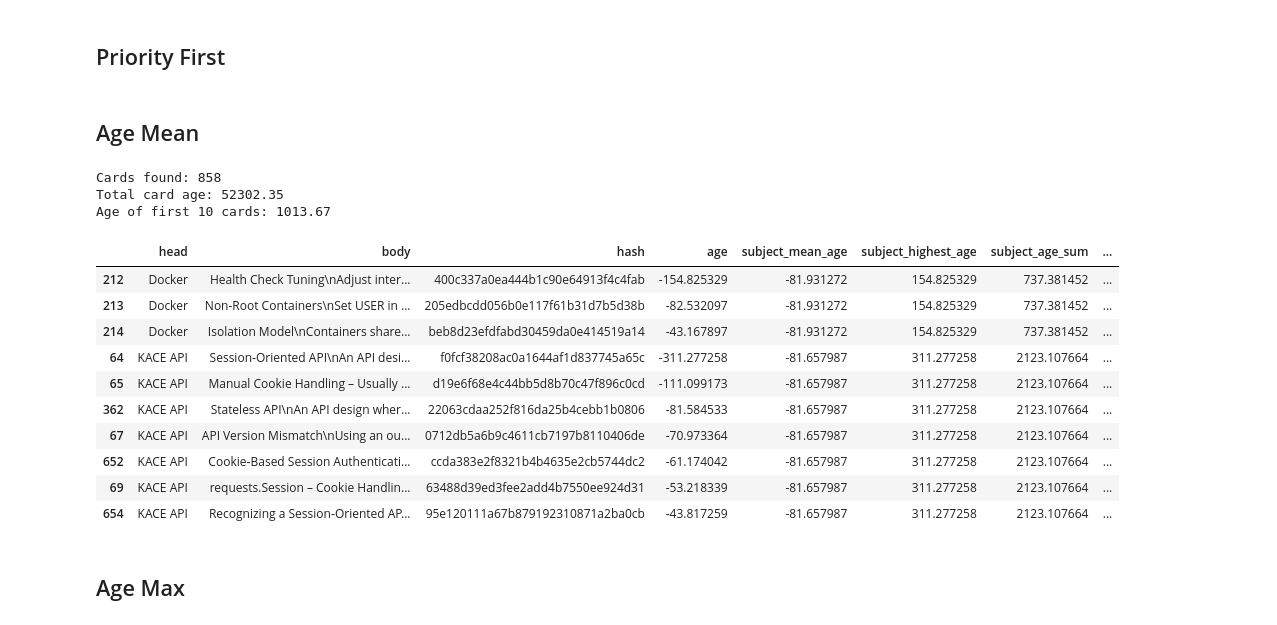
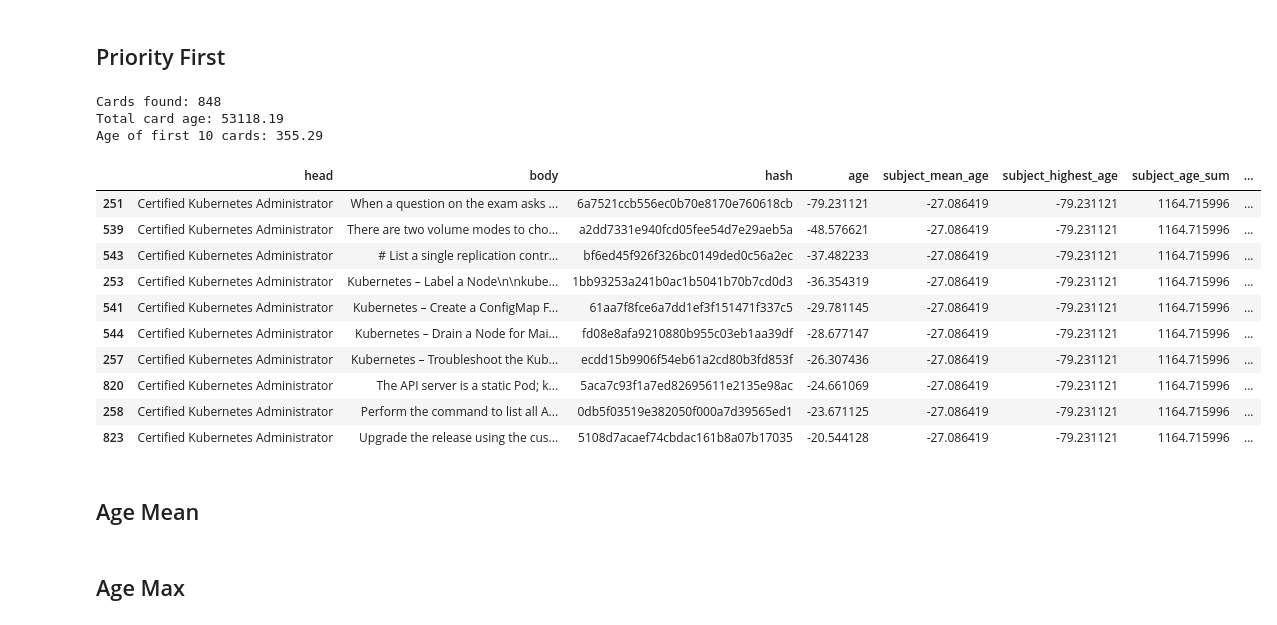
Before and after one commit to JayTY94/Certcards-refresh, a Jupyter notebook: shuffle.ipynb, the cells around one changed output. Drawn from its saved outputs; the diff is of its cells as text; code cells hidden in the pictures.

```diff
--- a/shuffle.ipynb
+++ b/shuffle.ipynb
@@ -213,53 +213,53 @@ sum of ages: ~985.39
 # %% [markdown]
 ## Priority First
 # %%
-# n = 5
-# m = existing_cards.shape[0]//100
-# existing_cards["count"] = (
-#     existing_cards.sort_values("age", ascending=False).groupby("head").cumcount()
-# )
-# existing_cards["n_fold"] = existing_cards["count"] % 3
+n = 5
+m = existing_cards.shape[0]//100
+existing_cards["count"] = (
+    existing_cards.sort_values("age", ascending=False).groupby("head").cumcount()
+)
+existing_cards["n_fold"] = existing_cards["count"] % 3
 
-# existing_cards["priority"] = 10
-# existing_cards.loc[priority_cards_mask, "priority"] = 0
+existing_cards["priority"] = 10
+existing_cards.loc[priority_cards_mask, "priority"] = 0
 
-# existing_cards["subject_mean_age"] *= -1
-# existing_cards['subject_highest_age'] *= -1
-# existing_cards["age"] = existing_cards["age"] * -1
-# existing_cards.sort_values(
-#     ["n_fold", "priority", "subject_highest_age", "age"], inplace=True
-# )
-# remake_card_document(existing_cards=existing_cards)
+existing_cards["subject_mean_age"] *= -1
+existing_cards['subject_highest_age'] *= -1
+existing_cards["age"] = existing_cards["age"] * -1
+existing_cards.sort_values(
+    ["n_fold", "priority", "subject_highest_age", "age"], inplace=True
+)
+remake_card_document(existing_cards=existing_cards)
 
-# existing_cards.head(10)
+existing_cards.head(10)
+# %% [output]
+Cards found: 848
+Total card age: 53118.19
+Age of first 10 cards: 355.29
+|  | head | body | hash | age | subject_mean_age | subject_highest_age | subject_age_sum | ... |
+| 251 | Certified Kubernetes Administrator | When a question on the exam asks ... | 6a7521ccb556ec0b70e8170e760618cb | -79.231121 | -27.086419 | -79.231121 | 1164.715996 | ... |
+| 539 | Certified Kubernetes Administrator | There are two volume modes to cho... | a2dd7331e940fcd05fee54d7e29aeb5a | -48.576621 | -27.086419 | -79.231121 | 1164.715996 | ... |
+| 543 | Certified Kubernetes Administrator | # List a single replication contr... | bf6ed45f926f326bc0149ded0c56a2ec | -37.482233 | -27.086419 | -79.231121 | 1164.715996 | ... |
+| 253 | Certified Kubernetes Administrator | Kubernetes – Label a Node\n\nkube... | 1bb93253a241b0ac1b5041b70b7cd0d3 | -36.354319 | -27.086419 | -79.231121 | 1164.715996 | ... |
+| 541 | Certified Kubernetes Administrator | Kubernetes – Create a ConfigMap F... | 61aa7f8fce6a7dd1ef3f151471f337c5 | -29.781145 | -27.086419 | -79.231121 | 1164.715996 | ... |
+| 544 | Certified Kubernetes Administrator | Kubernetes – Drain a Node for Mai... | fd08e8afa9210880b955c03eb1aa39df | -28.677147 | -27.086419 | -79.231121 | 1164.715996 | ... |
+| 257 | Certified Kubernetes Administrator | Kubernetes – Troubleshoot the Kub... | ecdd15b9906f54eb61a2cd80b3fd853f | -26.307436 | -27.086419 | -79.231121 | 1164.715996 | ... |
+| 820 | Certified Kubernetes Administrator | The API server is a static Pod; k... | 5aca7c93f1a7ed82695611e2135e98ac | -24.661069 | -27.086419 | -79.231121 | 1164.715996 | ... |
+| 258 | Certified Kubernetes Administrator | Perform the command to list all A... | 0db5f03519e382050f000a7d39565ed1 | -23.671125 | -27.086419 | -79.231121 | 1164.715996 | ... |
+| 823 | Certified Kubernetes Administrator | Upgrade the release using the cus... | 5108d7acaef74cbdac161b8a07b17035 | -20.544128 | -27.086419 | -79.231121 | 1164.715996 | ... |
 # %% [markdown]
 ## Age Mean
 # %%
-n=3
-existing_cards['count'] = existing_cards.sort_values('age', ascending=False).groupby('head').cumcount()
-existing_cards['n_fold'] = existing_cards['count'] % n
+# n=3
+# existing_cards['count'] = existing_cards.sort_values('age', ascending=False).groupby('head').cumcount()
+# existing_cards['n_fold'] = existing_cards['count'] % n
 
-existing_cards['subject_mean_age'] = existing_cards['subject_mean_age'] *-1
-existing_cards['age'] = existing_cards['age'] *-1
-existing_cards.sort_values(['n_fold', 'subject_mean_age', 'age'], inplace=True)
-remake_card_document(existing_cards=existing_cards)
+# existing_cards['subject_mean_age'] = existing_cards['subject_mean_age'] *-1
+# existing_cards['age'] = existing_cards['age'] *-1
+# existing_cards.sort_values(['n_fold', 'subject_mean_age', 'age'], inplace=True)
+# remake_card_document(existing_cards=existing_cards)
 
-existing_cards.head(10)
+# existing_cards.head(10)
-# %% [output]
-Cards found: 858
-Total card age: 52302.35
-Age of first 10 cards: 1013.67
-|  | head | body | hash | age | subject_mean_age | subject_highest_age | subject_age_sum | ... |
-| 212 | Docker | Health Check Tuning\nAdjust inter... | 400c337a0ea444b1c90e64913f4c4fab | -154.825329 | -81.931272 | 154.825329 | 737.381452 | ... |
-| 213 | Docker | Non-Root Containers\nSet USER in ... | 205edbcdd056b0e117f61b31d7b5d38b | -82.532097 | -81.931272 | 154.825329 | 737.381452 | ... |
-| 214 | Docker | Isolation Model\nContainers share... | beb8d23efdfabd30459da0e414519a14 | -43.167897 | -81.931272 | 154.825329 | 737.381452 | ... |
-| 64 | KACE API | Session‑Oriented API\nAn API desi... | f0fcf38208ac0a1644af1d837745a65c | -311.277258 | -81.657987 | 311.277258 | 2123.107664 | ... |
-| 65 | KACE API | Manual Cookie Handling – Usually ... | d19e6f68e4c44bb5d8b70c47f896c0cd | -111.099173 | -81.657987 | 311.277258 | 2123.107664 | ... |
-| 362 | KACE API | Stateless API\nAn API design wher... | 22063cdaa252f816da25b4cebb1b0806 | -81.584533 | -81.657987 | 311.277258 | 2123.107664 | ... |
-| 67 | KACE API | API Version Mismatch\nUsing an ou... | 0712db5a6b9c4611cb7197b8110406de | -70.973364 | -81.657987 | 311.277258 | 2123.107664 | ... |
-| 652 | KACE API | Cookie‑Based Session Authenticati... | ccda383e2f8321b4b4635e2cb5744dc2 | -61.174042 | -81.657987 | 311.277258 | 2123.107664 | ... |
-| 69 | KACE API | requests.Session – Cookie Handlin... | 63488d39ed3fee2add4b7550ee924d31 | -53.218339 | -81.657987 | 311.277258 | 2123.107664 | ... |
-| 654 | KACE API | Recognizing a Session‑Oriented AP... | 95e120111a67b879192310871a2ba0cb | -43.817259 | -81.657987 | 311.277258 | 2123.107664 | ... |
 # %% [markdown]
 ## Age Max
 # %%
```
Also changed, not shown: parts of 6 cells of this notebook, 2 other files.
